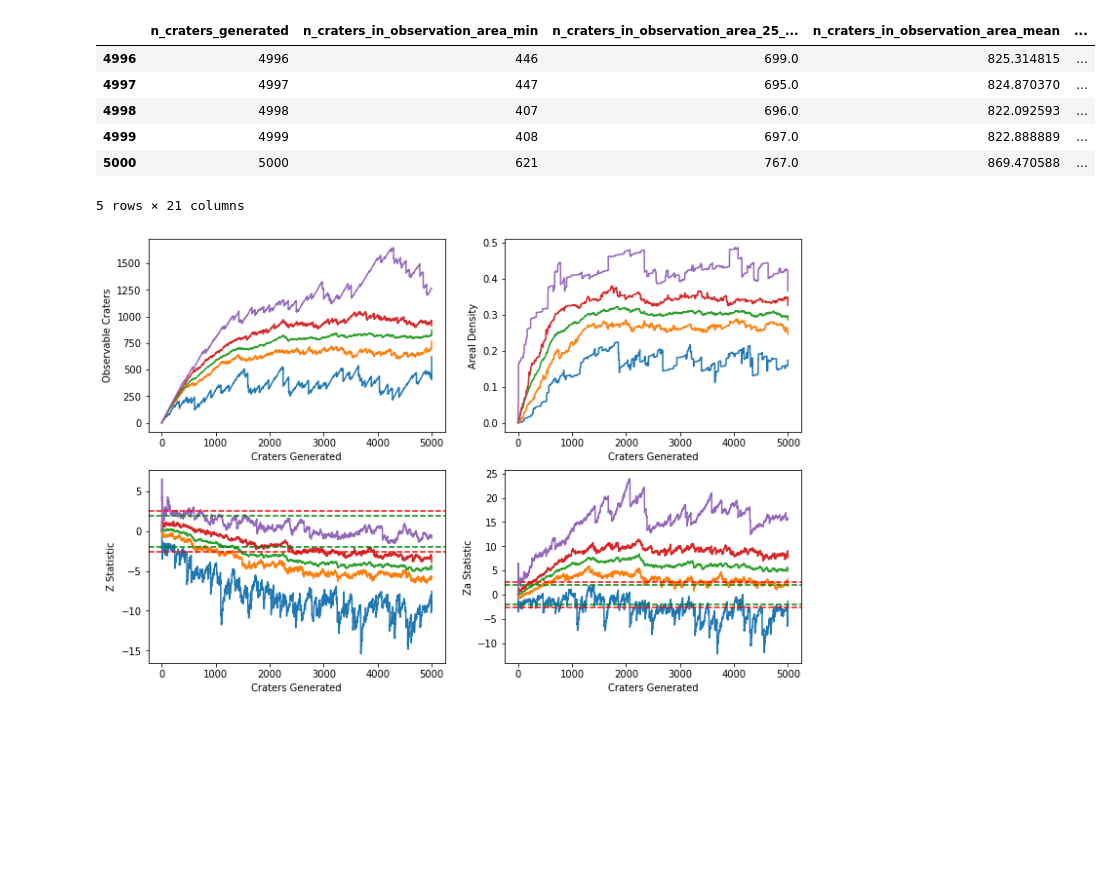
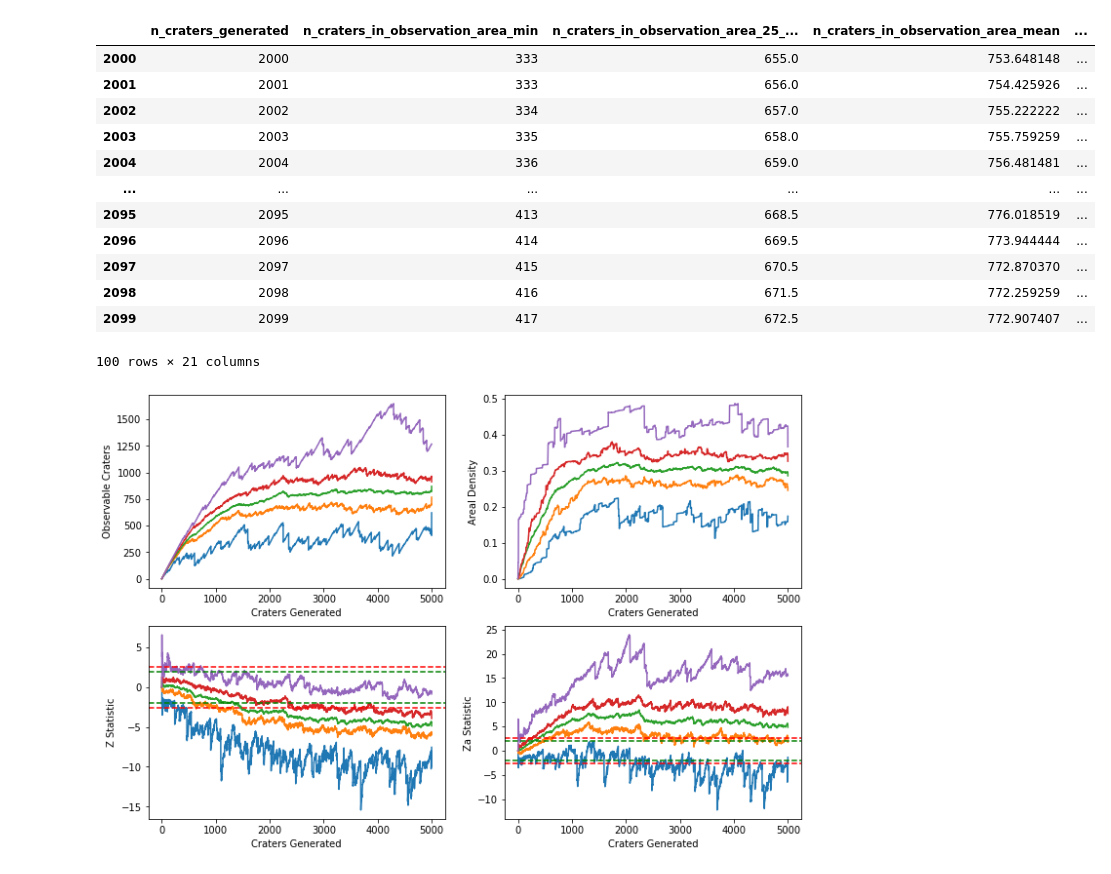
Before and after one commit to seanmason/saturation, a Jupyter notebook: notebooks/PlotStats.ipynb, the cells around one changed output. Cells and saved outputs as stored; diff of their text form; code cells hidden in the pictures; blank space fills up the shorter version.

```diff
--- a/notebooks/PlotStats.ipynb
+++ b/notebooks/PlotStats.ipynb
@@ -185,15 +191,21 @@ grouped = stats.groupby(['n_craters_generated']).agg(
 grouped.columns = col_names
 grouped.reset_index(inplace=True)
 # %%
-grouped.tail()
+grouped[2000:2100]
 # %% [output]
 |  | n_craters_generated | n_craters_in_observation_area_min | n_craters_in_observation_area_25_... | n_craters_in_observation_area_mean | ... |
-| 4996 | 4996 | 446 | 699.0 | 825.314815 | ... |
-| 4997 | 4997 | 447 | 695.0 | 824.870370 | ... |
-| 4998 | 4998 | 407 | 696.0 | 822.092593 | ... |
-| 4999 | 4999 | 408 | 697.0 | 822.888889 | ... |
-| 5000 | 5000 | 621 | 767.0 | 869.470588 | ... |
+| 2000 | 2000 | 333 | 655.0 | 753.648148 | ... |
+| 2001 | 2001 | 333 | 656.0 | 754.425926 | ... |
+| 2002 | 2002 | 334 | 657.0 | 755.222222 | ... |
+| 2003 | 2003 | 335 | 658.0 | 755.759259 | ... |
+| 2004 | 2004 | 336 | 659.0 | 756.481481 | ... |
+| ... | ... | ... | ... | ... | ... |
+| 2095 | 2095 | 413 | 668.5 | 776.018519 | ... |
+| 2096 | 2096 | 414 | 669.5 | 773.944444 | ... |
+| 2097 | 2097 | 415 | 670.5 | 772.870370 | ... |
+| 2098 | 2098 | 416 | 671.5 | 772.259259 | ... |
+| 2099 | 2099 | 417 | 672.5 | 772.907407 | ... |
-5 rows × 21 columns
+100 rows × 21 columns
 # %%
 plot_statistics(grouped)
 # %% [output]
```
Also changed, not shown: parts of 2 cells of this notebook, 7 other files.
